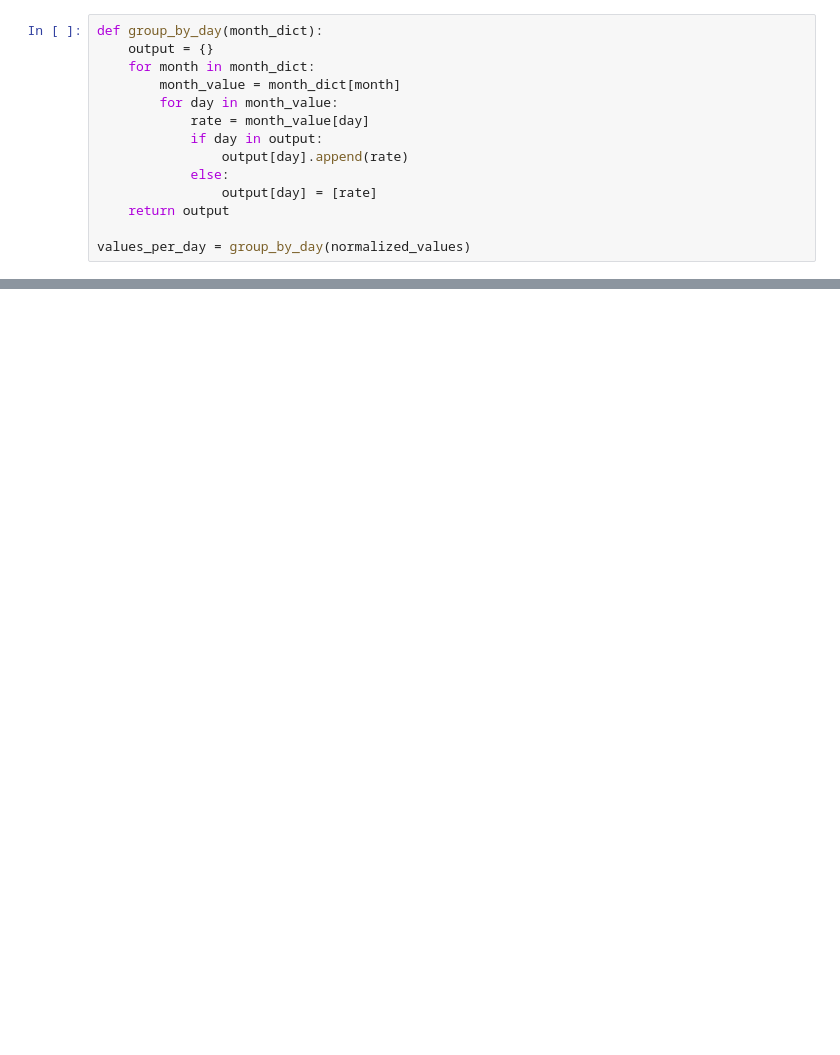
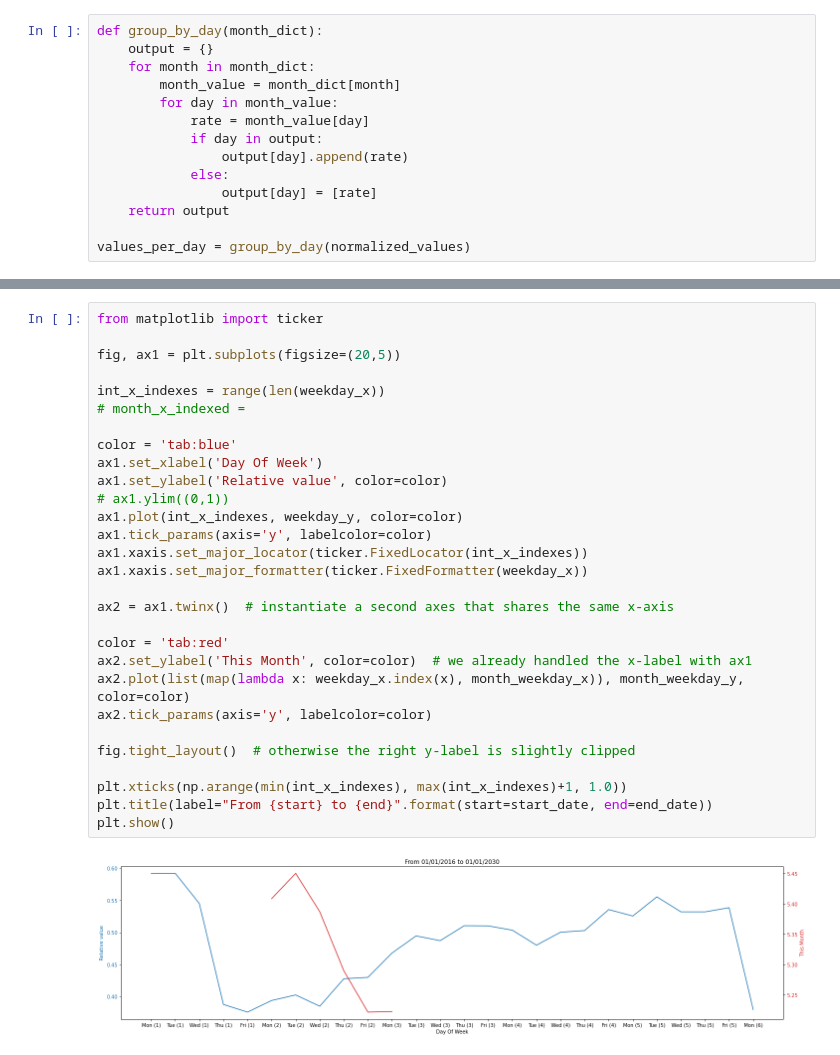
Before and after one commit to marciogranzotto/notebooks, a Jupyter notebook: Dolar.ipynb, the cells around one changed output, grey strips where cells are left out. Saved outputs shown, nothing was run; the diff lists cells and outputs as text; blank space fills up the shorter version.

```diff
--- a/Dolar.ipynb
+++ b/Dolar.ipynb
@@ -122,0 +263,31 @@ ordered_by_value = sorted(data.items(), key = operator.itemgetter(1),reverse = T
+# %%
+from matplotlib import ticker
+
+fig, ax1 = plt.subplots(figsize=(20,5))
+
+int_x_indexes = range(len(weekday_x))
+# month_x_indexed =
+
+color = 'tab:blue'
+ax1.set_xlabel('Day Of Week')
+ax1.set_ylabel('Relative value', color=color)
+# ax1.ylim((0,1))
+ax1.plot(int_x_indexes, weekday_y, color=color)
+ax1.tick_params(axis='y', labelcolor=color)
+ax1.xaxis.set_major_locator(ticker.FixedLocator(int_x_indexes))
+ax1.xaxis.set_major_formatter(ticker.FixedFormatter(weekday_x))
+
+ax2 = ax1.twinx()  # instantiate a second axes that shares the same x-axis
+
+color = 'tab:red'
+ax2.set_ylabel('This Month', color=color)  # we already handled the x-label with ax1
+ax2.plot(list(map(lambda x: weekday_x.index(x), month_weekday_x)), month_weekday_y, color=color)
+ax2.tick_params(axis='y', labelcolor=color)
+
+fig.tight_layout()  # otherwise the right y-label is slightly clipped
+
+plt.xticks(np.arange(min(int_x_indexes), max(int_x_indexes)+1, 1.0))
+plt.title(label="From {start} to {end}".format(start=start_date, end=end_date))
+plt.show()
+# %% [output]
+[figure, added]
```
Also changed, not shown: parts of 10 cells of this notebook.
